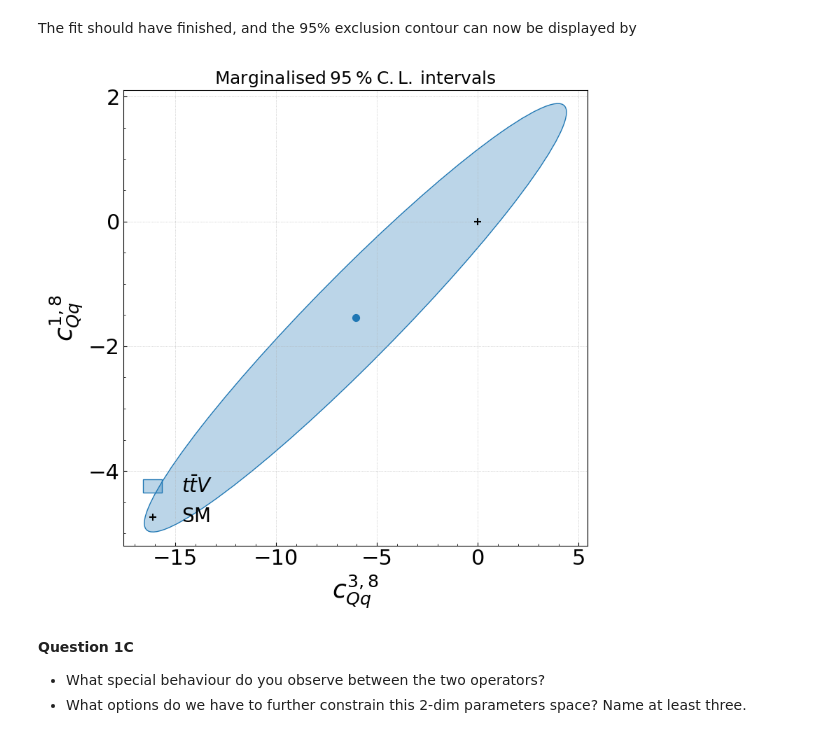
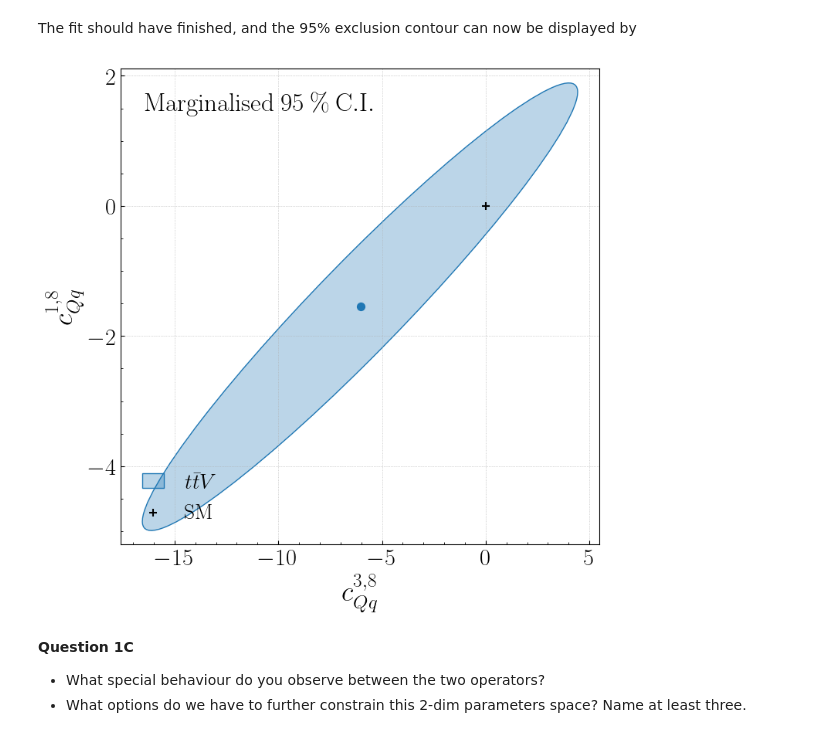
Before and after one commit to LHCfitNikhef/smefit_release, a Jupyter notebook: docs/source/fitting_code/tutorial.ipynb, the cells around one changed output. Cells and saved outputs as stored; diff of their text form; code cells hidden in the pictures.

```diff
--- a/docs/source/fitting_code/tutorial.ipynb
+++ b/docs/source/fitting_code/tutorial.ipynb
@@ -182,8 +149,8 @@ make_report("./downloads/runcards/runcard_report_ttV.yaml")
 # %%
 # show the exclusion contour
-Image(filename='./reports/report_ttV/contours_2d.png')
+Image(filename='./reports/report_ttV/meta/contours_2d.png')
 # %% [output]
-[figure, old version]
+[figure, new version]
 # %% [markdown]
 **Question 1C**
 
```
Also changed, not shown: parts of 18 cells of this notebook, 1 other file.
